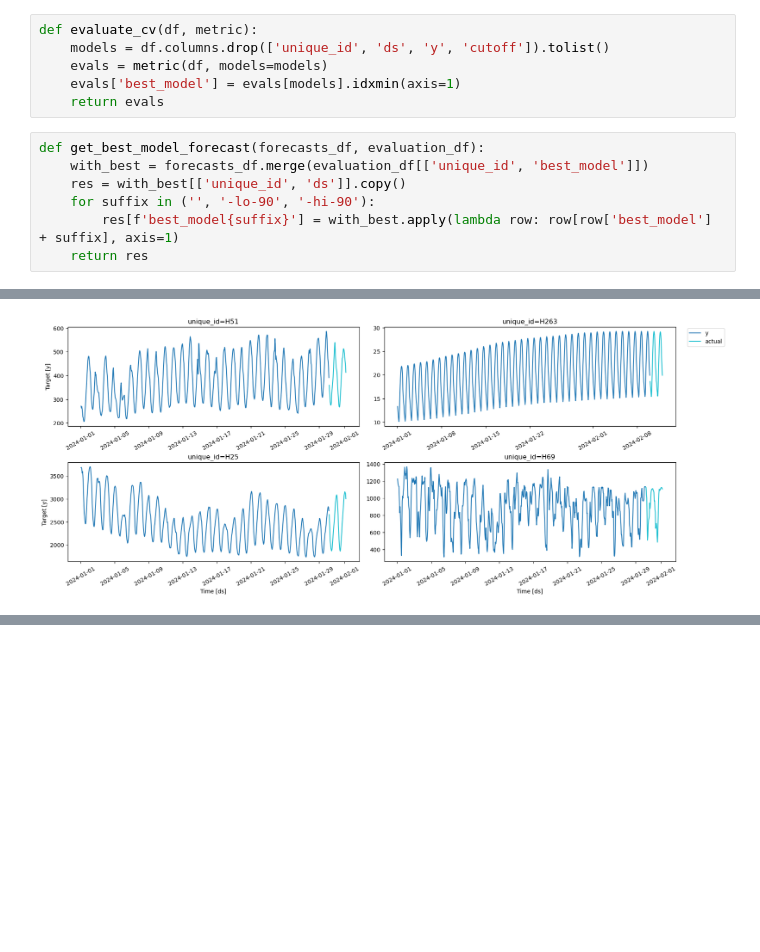
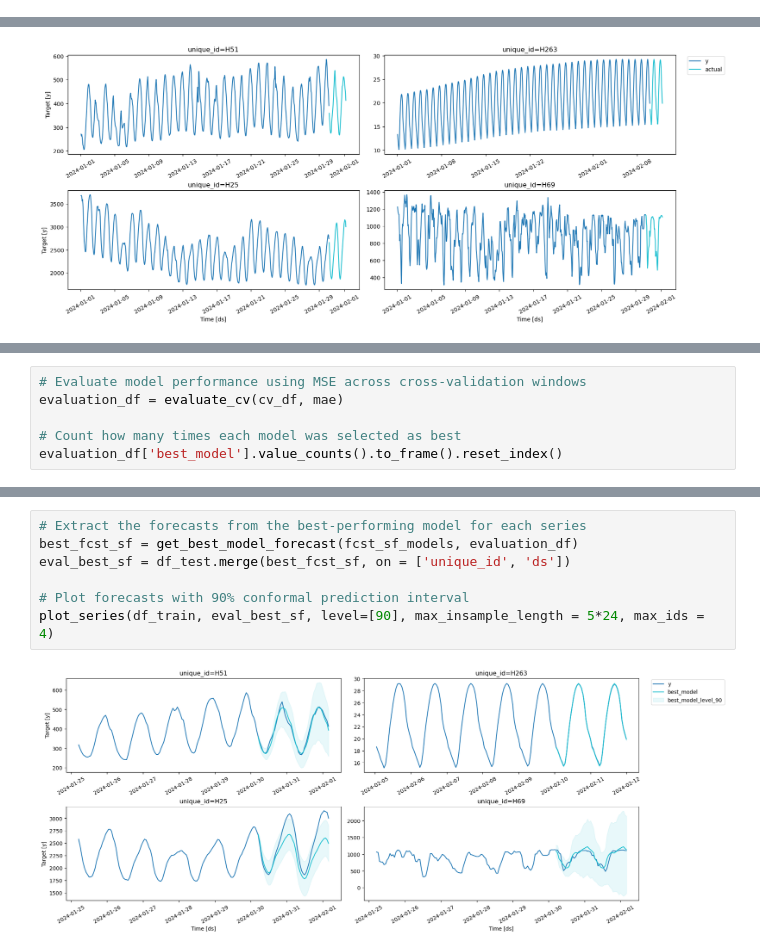
Before and after one commit to Yibei990826/pydata_2025_statsforecast, a Jupyter notebook: statsforecast_demo.ipynb, the cells around one changed output, grey strips where cells are left out. Drawn from its saved outputs; the diff is of its cells as text; blank space fills up the shorter version.

```diff
--- a/statsforecast_demo.ipynb
+++ b/statsforecast_demo.ipynb
@@ -33,16 +14,3 @@ def plot_metrics_bar(eval_df):
-# %%
-def evaluate_cv(df, metric):
-    models = df.columns.drop(['unique_id', 'ds', 'y', 'cutoff']).tolist()
-    evals = metric(df, models=models)
-    evals['best_model'] = evals[models].idxmin(axis=1)
-    return evals
-# %%
-def get_best_model_forecast(forecasts_df, evaluation_df):
-    with_best = forecasts_df.merge(evaluation_df[['unique_id', 'best_model']])
-    res = with_best[['unique_id', 'ds']].copy()
-    for suffix in ('', '-lo-90', '-hi-90'):
-        res[f'best_model{suffix}'] = with_best.apply(lambda row: row[row['best_model'] + suffix], axis=1)
-    return res
 # %%
 # Load in M4 dataset
 Y_train_df = pd.read_csv('https://auto-arima-results.s3.amazonaws.com/M4-Hourly.csv')
@@ -246,0 +143,6 @@ eval_df
+# %%
+# Evaluate model performance using MSE across cross-validation windows
+evaluation_df = evaluate_cv(cv_df, mae)
+
+# Count how many times each model was selected as best
+evaluation_df['best_model'].value_counts().to_frame().reset_index()
@@ -246,0 +160,9 @@ eval_df
+# %%
+# Extract the forecasts from the best-performing model for each series
+best_fcst_sf = get_best_model_forecast(fcst_sf_models, evaluation_df)
+eval_best_sf = df_test.merge(best_fcst_sf, on = ['unique_id', 'ds'])
+
+# Plot forecasts with 90% conformal prediction interval
+plot_series(df_train, eval_best_sf, level=[90], max_insample_length = 5*24, max_ids = 4)
+# %% [output]
+[figure, added]
```
Also changed, not shown: parts of 46 cells of this notebook.
